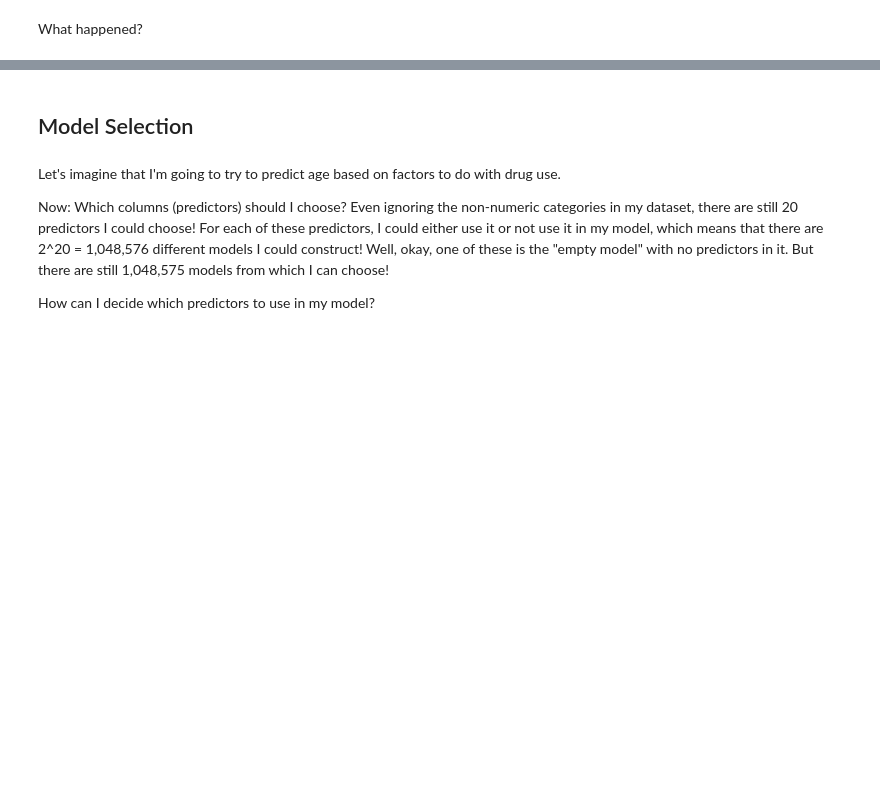
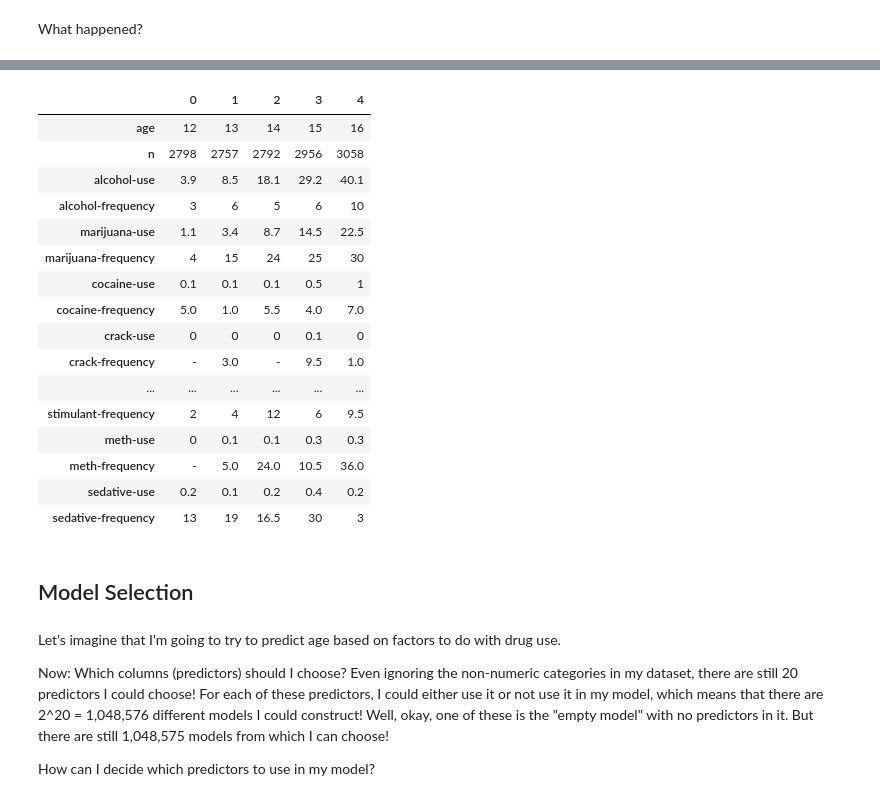
Before and after one commit to fromdatavistodatascience/mult_lin_reg, a Jupyter notebook: multiple_linear_regression.ipynb, the cells around one changed output, grey strips where cells are left out. Cells and saved outputs as stored; diff of their text form; code cells hidden in the pictures; blank space fills up the shorter version.

```diff
--- a/multiple_linear_regression.ipynb
+++ b/multiple_linear_regression.ipynb
@@ -83,0 +182,2 @@ drugs['age'][:15]
+# %%
+drugs["age"] = drugs["age"].str[:2].astype(int)
@@ -84,5 +203,23 @@ drugs['age'][:15]
 # %%
-drugs = drugs.head(10)
+drugs.head().T
+# %% [output]
+|  | 0 | 1 | 2 | 3 | 4 |
+| age | 12 | 13 | 14 | 15 | 16 |
+| n | 2798 | 2757 | 2792 | 2956 | 3058 |
+| alcohol-use | 3.9 | 8.5 | 18.1 | 29.2 | 40.1 |
+| alcohol-frequency | 3 | 6 | 5 | 6 | 10 |
+| marijuana-use | 1.1 | 3.4 | 8.7 | 14.5 | 22.5 |
+| marijuana-frequency | 4 | 15 | 24 | 25 | 30 |
+| cocaine-use | 0.1 | 0.1 | 0.1 | 0.5 | 1 |
+| cocaine-frequency | 5.0 | 1.0 | 5.5 | 4.0 | 7.0 |
+| crack-use | 0 | 0 | 0 | 0.1 | 0 |
+| crack-frequency | - | 3.0 | - | 9.5 | 1.0 |
+| ... | ... | ... | ... | ... | ... |
+| stimulant-frequency | 2 | 4 | 12 | 6 | 9.5 |
+| meth-use | 0 | 0.1 | 0.1 | 0.3 | 0.3 |
+| meth-frequency | - | 5.0 | 24.0 | 10.5 | 36.0 |
+| sedative-use | 0.2 | 0.1 | 0.2 | 0.4 | 0.2 |
+| sedative-frequency | 13 | 19 | 16.5 | 30 | 3 |
 # %% [markdown]
 ## Model Selection
 # %% [markdown]
```
Also changed, not shown: parts of 24 cells of this notebook.
